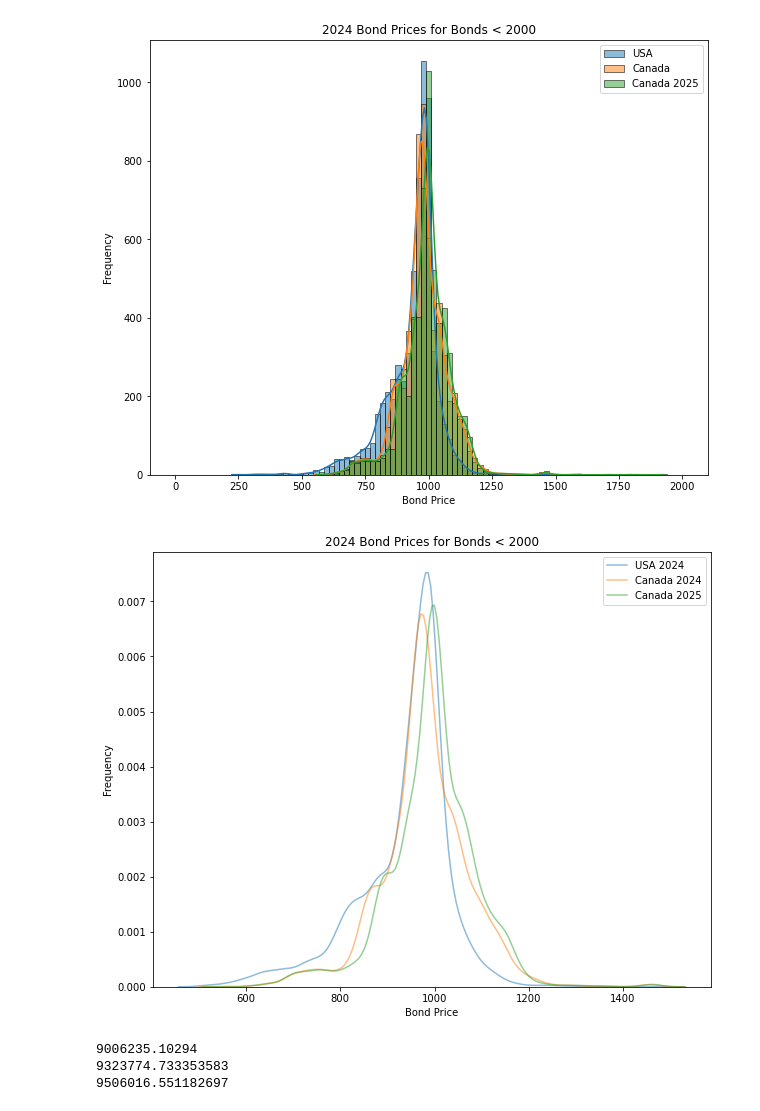
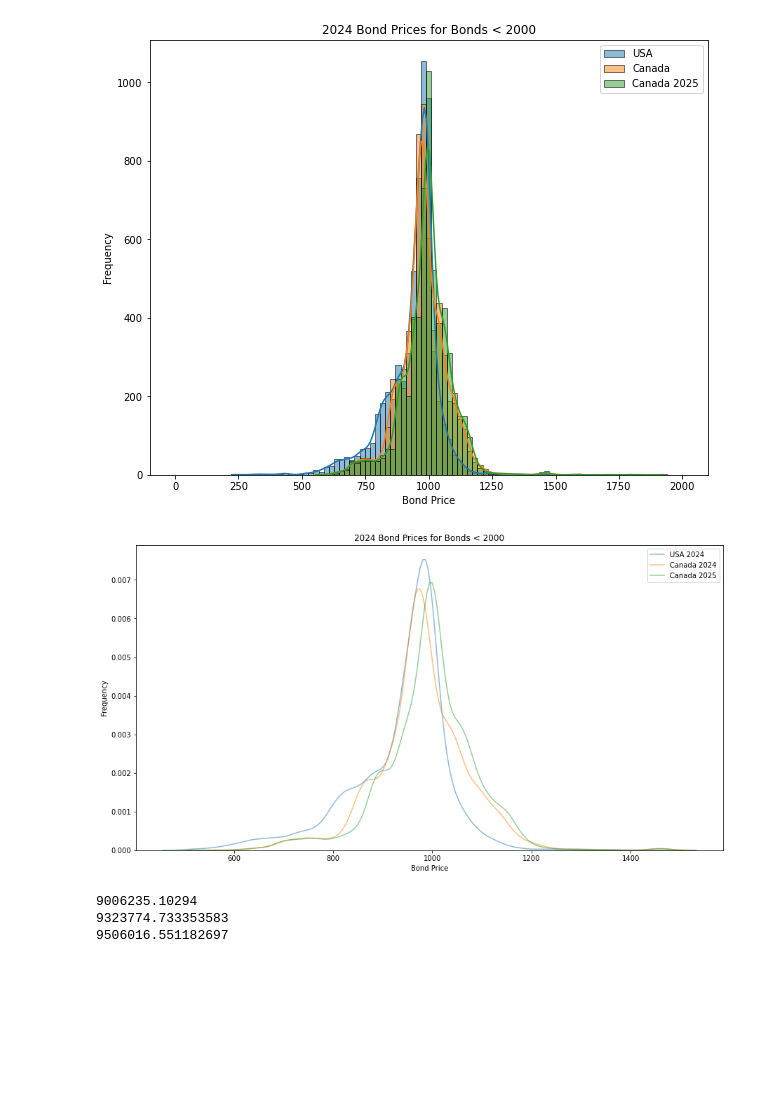
Before and after one commit to willseff/bond-pricing, a Jupyter notebook: bond_pricing.ipynb, the cells around one changed output. Cells and saved outputs as stored; diff of their text form; code cells hidden in the pictures; blank space fills up the shorter version.

```diff
--- a/bond_pricing.ipynb
+++ b/bond_pricing.ipynb
@@ -282,26 +278,26 @@ plt.show()
 # %%
 
 # overlay the histograms
-plt.figure(figsize=(10, 8))
+plt.figure(figsize=(15, 8))
 
 sns.kdeplot(bonds[(bonds['raw_reported_price']<1500) & (bonds['raw_reported_price']>500)]['raw_reported_price'],
          alpha=0.5,
          label='USA 2024')
 
 sns.kdeplot(bonds[(bonds['2024_value']<1500) & (bonds['2024_value']>500)]['2024_value'],
          alpha=0.5,
          label='Canada 2024')
 
 
 sns.kdeplot(bonds_2025[(bonds_2025['2025_value']<1500) & (bonds_2025['2025_value']>500)]['2025_value'],
          alpha=0.5,
          label='Canada 2025')
 
 plt.xlabel('Bond Price')
 plt.ylabel('Frequency')
 plt.legend()
 plt.title('2024 Bond Prices for Bonds < 2000')
 plt.show()
 # %% [output]
-[figure, old version]
+[figure, new version]
 # %%
```
Also changed, not shown: parts of 9 cells of this notebook.
